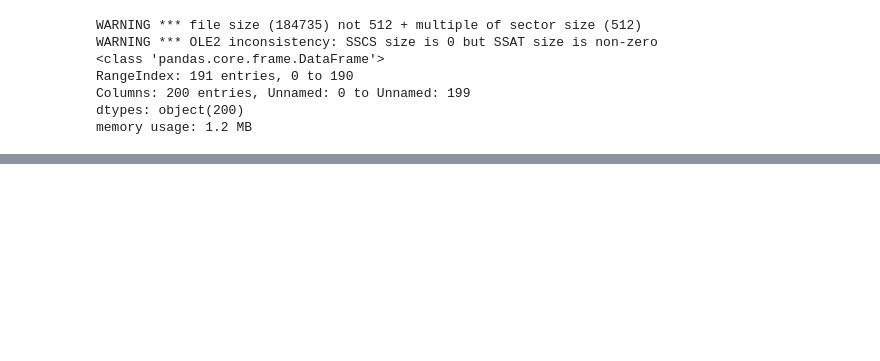
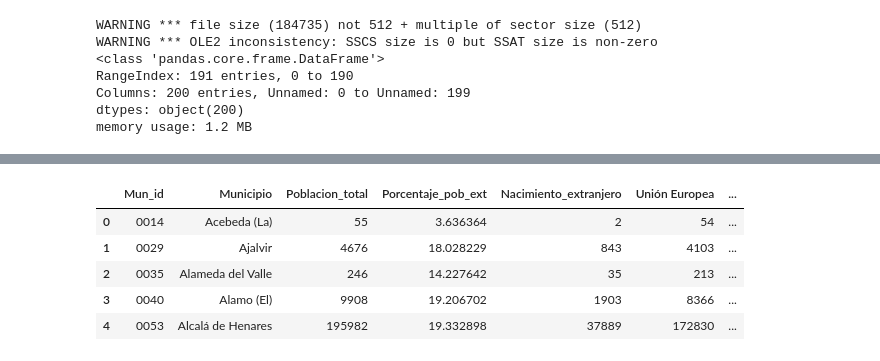
Before and after one commit to santiagofp9/Pueblos_trasnacionales, a Jupyter notebook: Hygiene.ipynb, the cells around one changed output, grey strips where cells are left out. Saved outputs shown, nothing was run; the diff lists cells and outputs as text; code cells hidden in the pictures; blank space fills up the shorter version.

```diff
--- a/Hygiene.ipynb
+++ b/Hygiene.ipynb
@@ -104,0 +115,21 @@ pueblitos
+# %%
+#Merging both dataframes
+
+naci_fue.drop(['Municipio'], axis=1, inplace=True)
+tab_base = pob_total.merge(naci_fue, on='Mun_id', how='left', indicator=True)
+col = tab_base.pop('Nacimiento_extranjero')
+tab_base.insert(3, col.name, col)
+# %%
+#Calculating foreign-born percentage
+
+tab_base['Porcentaje_pob_ext'] = (tab_base['Nacimiento_extranjero'] / tab_base['Poblacion_total']) * 100
+col = tab_base.pop('Porcentaje_pob_ext')
+tab_base.insert(3, col.name, col)
+tab_base.head()
+# %% [output]
+|  | Mun_id | Municipio | Poblacion_total | Porcentaje_pob_ext | Nacimiento_extranjero | Unión Europea | ... |
+| 0 | 0014 | Acebeda (La) | 55 | 3.636364 | 2 | 54 | ... |
+| 1 | 0029 | Ajalvir | 4676 | 18.028229 | 843 | 4103 | ... |
+| 2 | 0035 | Alameda del Valle | 246 | 14.227642 | 35 | 213 | ... |
+| 3 | 0040 | Alamo (El) | 9908 | 19.206702 | 1903 | 8366 | ... |
+| 4 | 0053 | Alcalá de Henares | 195982 | 19.332898 | 37889 | 172830 | ... |
```
Also changed, not shown: parts of 12 cells of this notebook, 3 other files.
